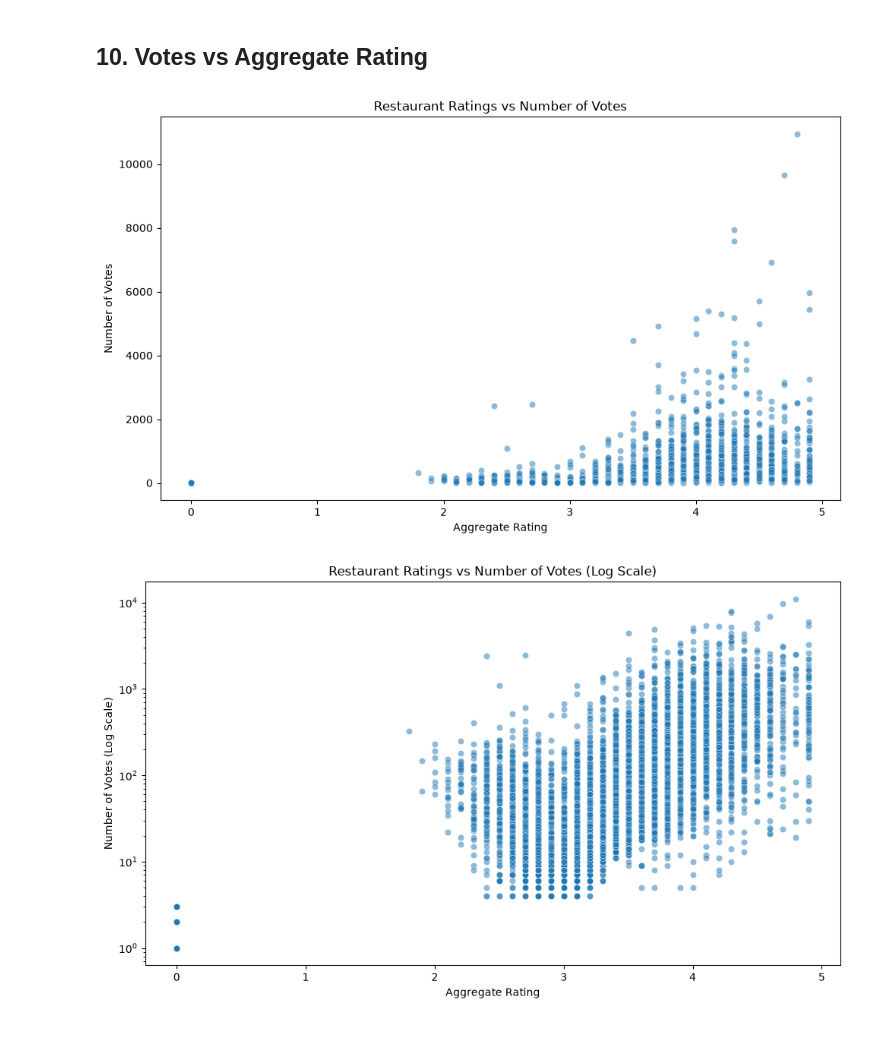
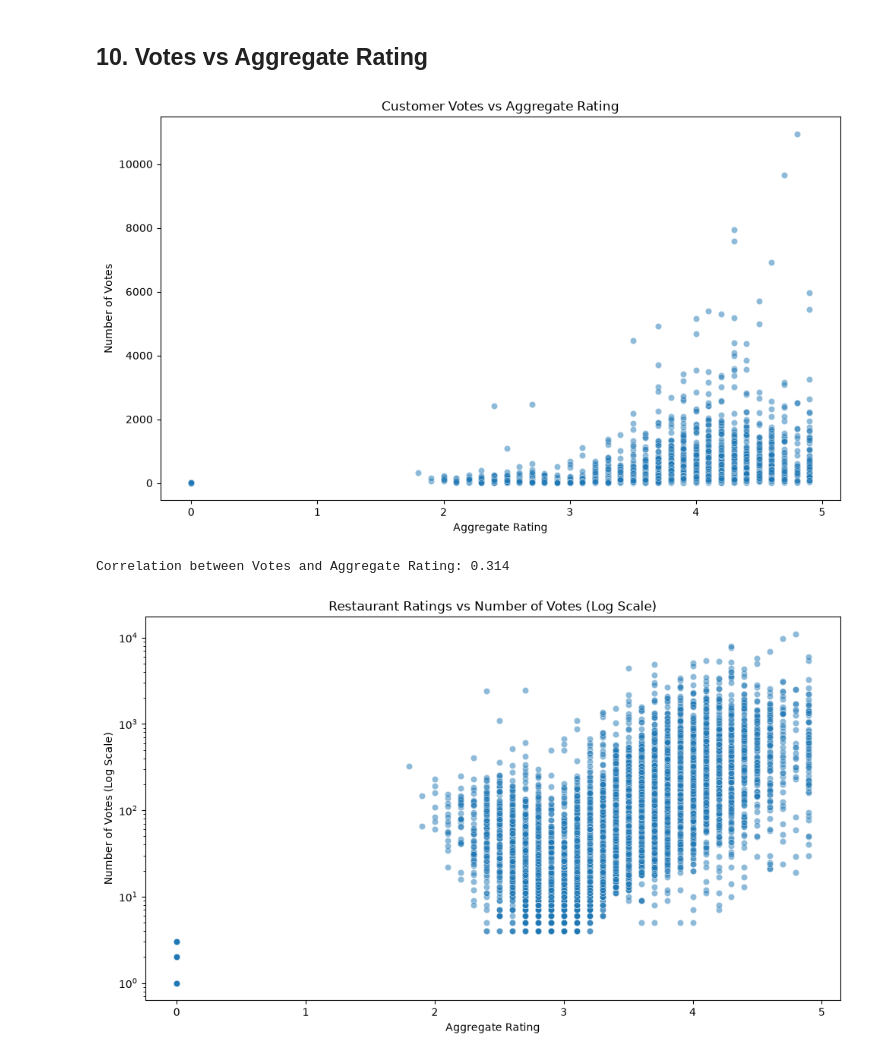
Before and after one commit to ganavi8/Cognifyz_Data_Science_Internship, a Jupyter notebook: Level_1/Level_1_Task_1_Data_Exploration.ipynb, the cells around one changed output. Cells and saved outputs as stored; diff of their text form; code cells hidden in the pictures.

```diff
--- a/Level_1/Level_1_Task_1_Data_Exploration.ipynb
+++ b/Level_1/Level_1_Task_1_Data_Exploration.ipynb
@@ -278,3 +249,19 @@ dtype: object
 Exploratory Data Analysis is performed to understand patterns,
 distributions, relationships, and trends within the Zomato restaurant
 dataset.
+# %%
+# ==========================================================
+# EXPLORATORY DATA ANALYSIS (EDA)
+# ==========================================================
+
+import pandas as pd
+import numpy as np
+import matplotlib.pyplot as plt
+import seaborn as sns
+
+# Load cleaned dataset
+df = pd.read_csv("../Outputs/zomato_cleaned.csv")
+
+print("Dataset Shape:", df.shape)
+
+display(df.head())
@@ -629,21 +670,28 @@ plt.show()
 # %%
 plt.figure(figsize=(10, 6))
 
 sns.scatterplot(
     data=df,
     x="Aggregate rating",
     y="Votes",
     alpha=0.5
 )
 
-plt.title("Restaurant Ratings vs Number of Votes")
+plt.title("Customer Votes vs Aggregate Rating")
 plt.xlabel("Aggregate Rating")
 plt.ylabel("Number of Votes")
-
 plt.tight_layout()
 plt.show()
+
+votes_rating_corr = df["Votes"].corr(df["Aggregate rating"])
+
+print(
+    f"Correlation between Votes and Aggregate Rating: "
+    f"{votes_rating_corr:.3f}"
+)
 # %% [output]
-[figure, old version]
+[figure, new version]
+Correlation between Votes and Aggregate Rating: 0.314
 # %%
 plt.figure(figsize=(10, 6))
 
```
Also changed, not shown: parts of 35 cells of this notebook.
